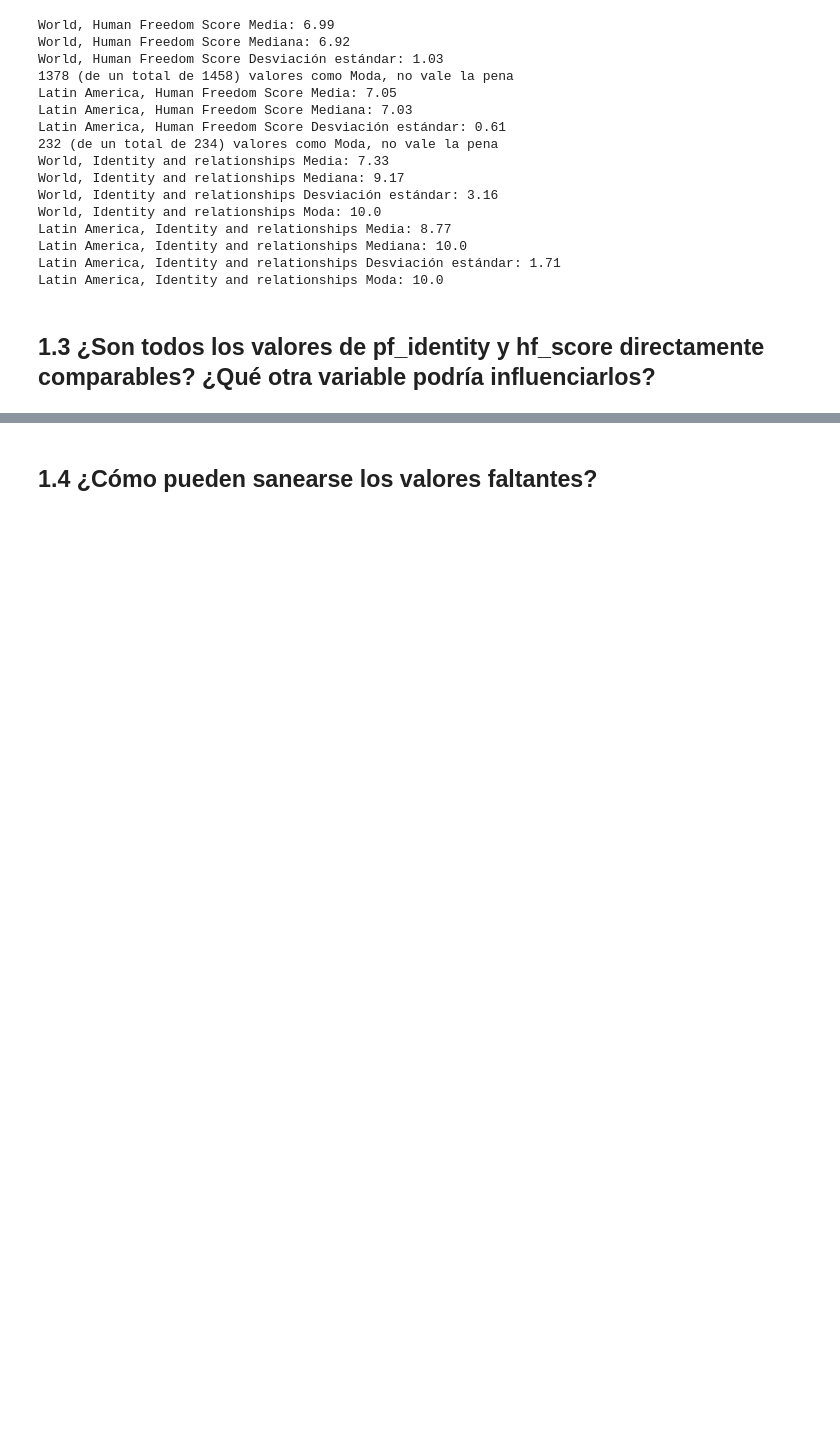
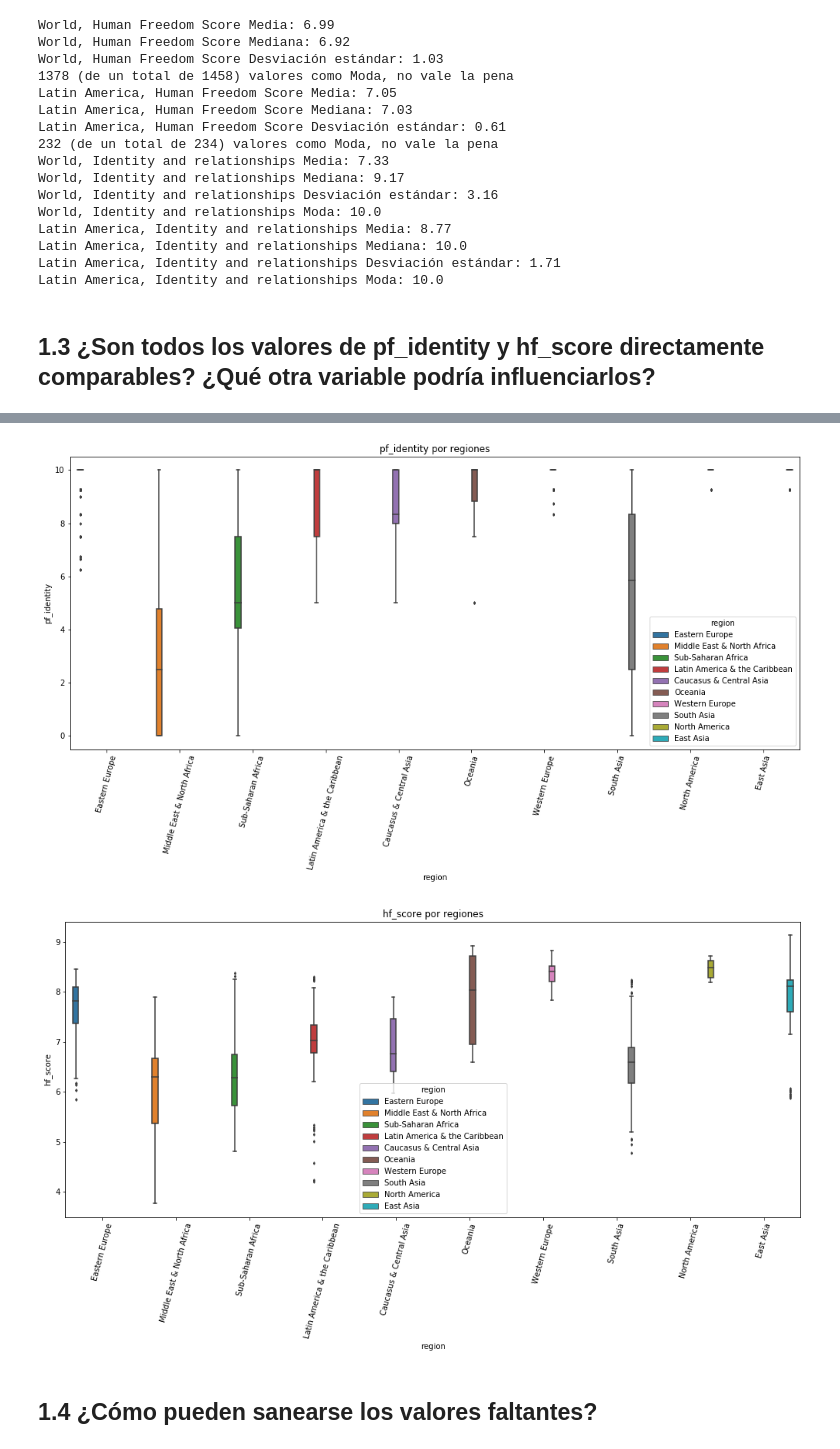
Before and after one commit to avdata99/diplo-datos-2019-practico-01, a Jupyter notebook: TP1 Visualizacion de datos.ipynb, the cells around one changed output, grey strips where cells are left out. Saved outputs shown, nothing was run; the diff lists cells and outputs as text; code cells hidden in the pictures; blank space fills up the shorter version.

```diff
--- a/TP1 Visualizacion de datos.ipynb
+++ b/TP1 Visualizacion de datos.ipynb
@@ -117,3 +165,17 @@ Latin America, Identity and relationships Moda: 10.0
+# %%
+plt.figure(figsize=(17,7))
+seaborn.boxplot(data=important_dataset, x='region', y=important_dataset['pf_identity'], hue='region', fliersize=2.5)
+plt.title('pf_identity por regiones')
+plt.xticks(rotation=75)
+plt.show()
+plt.figure(figsize=(17,7))
+seaborn.boxplot(data=important_dataset, x='region', y=important_dataset['hf_score'], hue='region', fliersize=2.5)
+plt.title('hf_score por regiones')
+plt.xticks(rotation=75)
+plt.show()
+# %% [output]
+[figure, added]
+[figure, added]
 # %% [markdown]
 ## 1.4 ¿Cómo pueden sanearse los valores faltantes?
 # %% [markdown]
```
Also changed, not shown: parts of 16 cells of this notebook, 1 other file.
